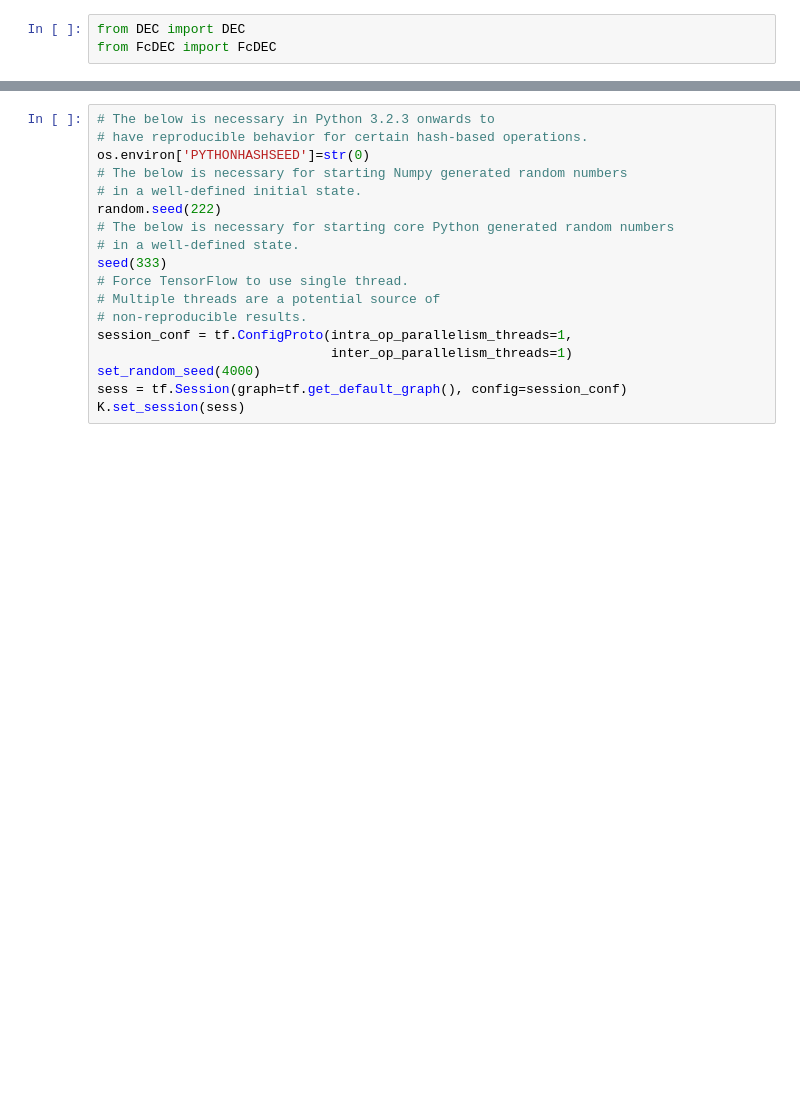
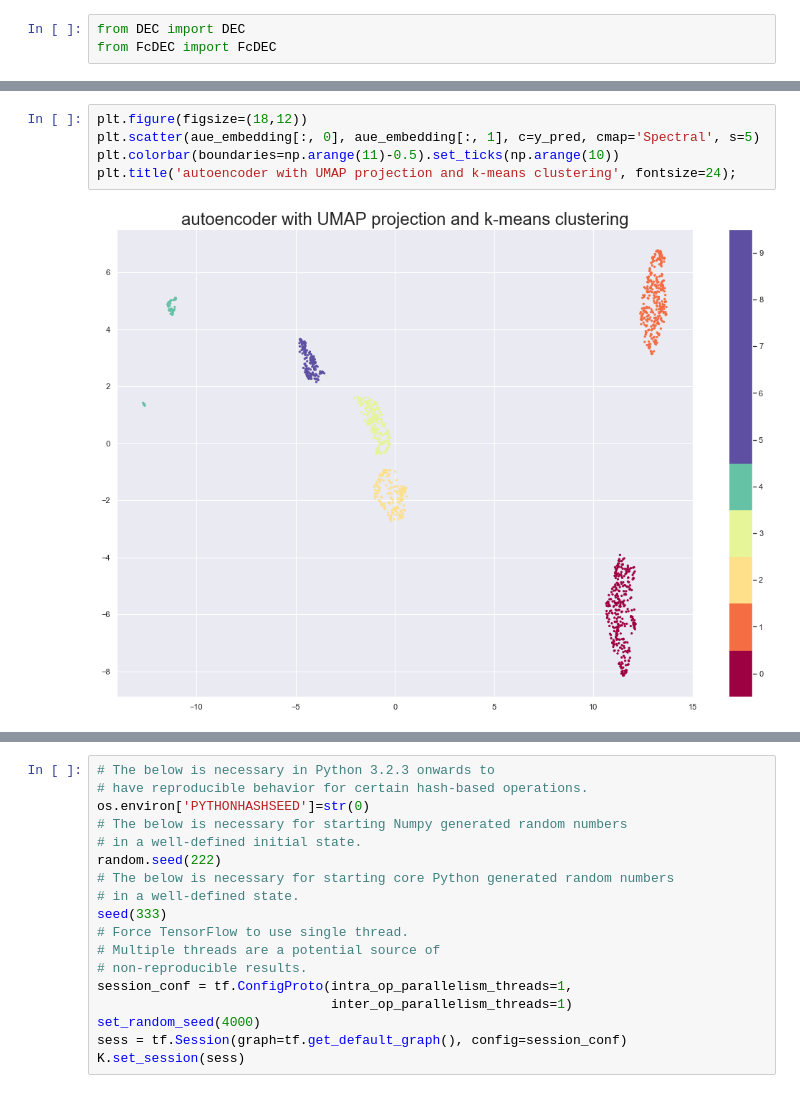
Before and after one commit to ranibasna/AirwayClusteringProject, a Jupyter notebook: Notebook_Analysis/DeepLearningClustering_Airway.ipynb, the cells around one changed output, grey strips where cells are left out. Drawn from its saved outputs; the diff is of its cells as text; blank space fills up the shorter version.

```diff
--- a/Notebook_Analysis/DeepLearningClustering_Airway.ipynb
+++ b/Notebook_Analysis/DeepLearningClustering_Airway.ipynb
@@ -131,0 +154,7 @@ np.unique(y_pred, return_counts=True)
+# %%
+plt.figure(figsize=(18,12))
+plt.scatter(aue_embedding[:, 0], aue_embedding[:, 1], c=y_pred, cmap='Spectral', s=5)
+plt.colorbar(boundaries=np.arange(11)-0.5).set_ticks(np.arange(10))
+plt.title('autoencoder with UMAP projection and k-means clustering', fontsize=24);
+# %% [output]
+[figure, added]
```
Also changed, not shown: parts of 8 cells of this notebook, 23 other files.
